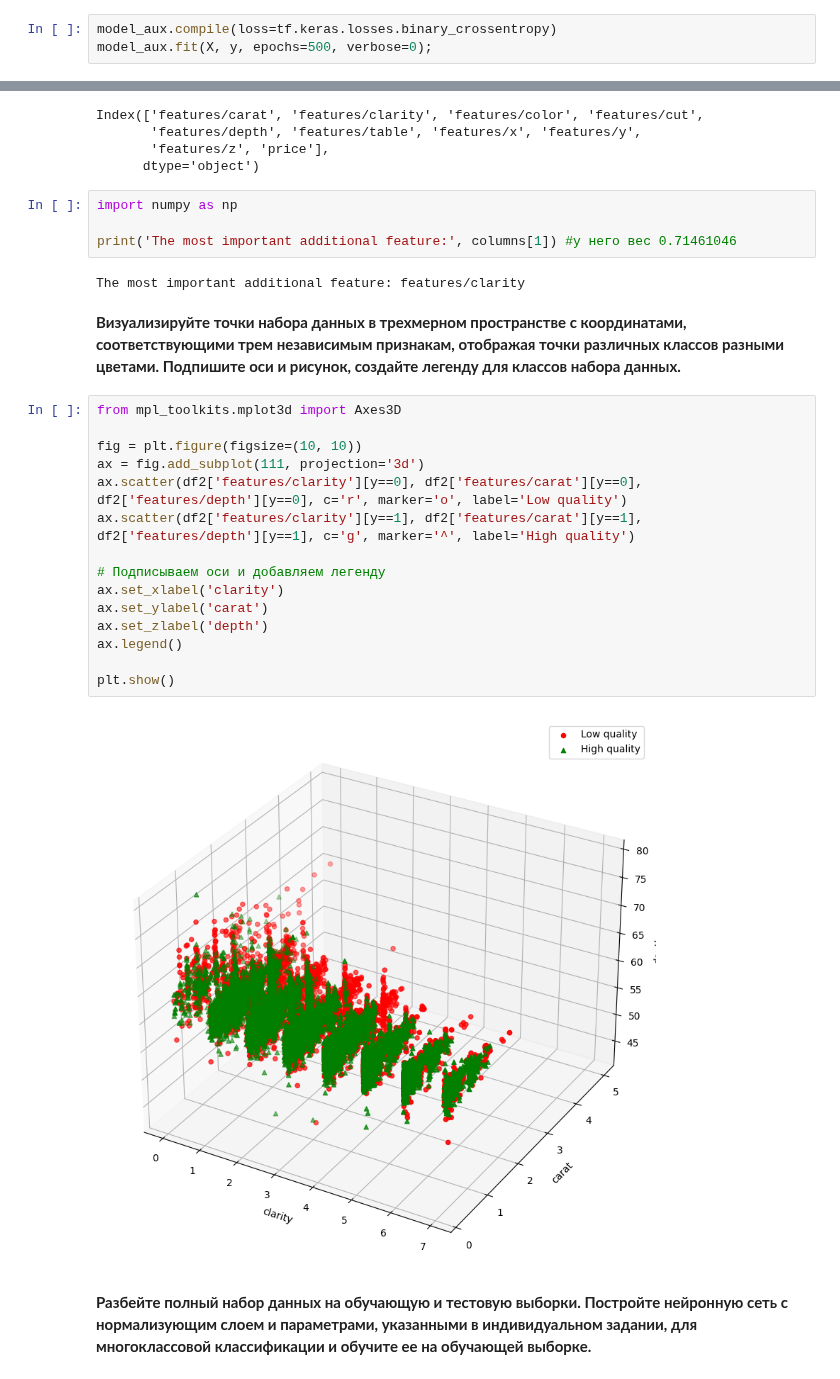
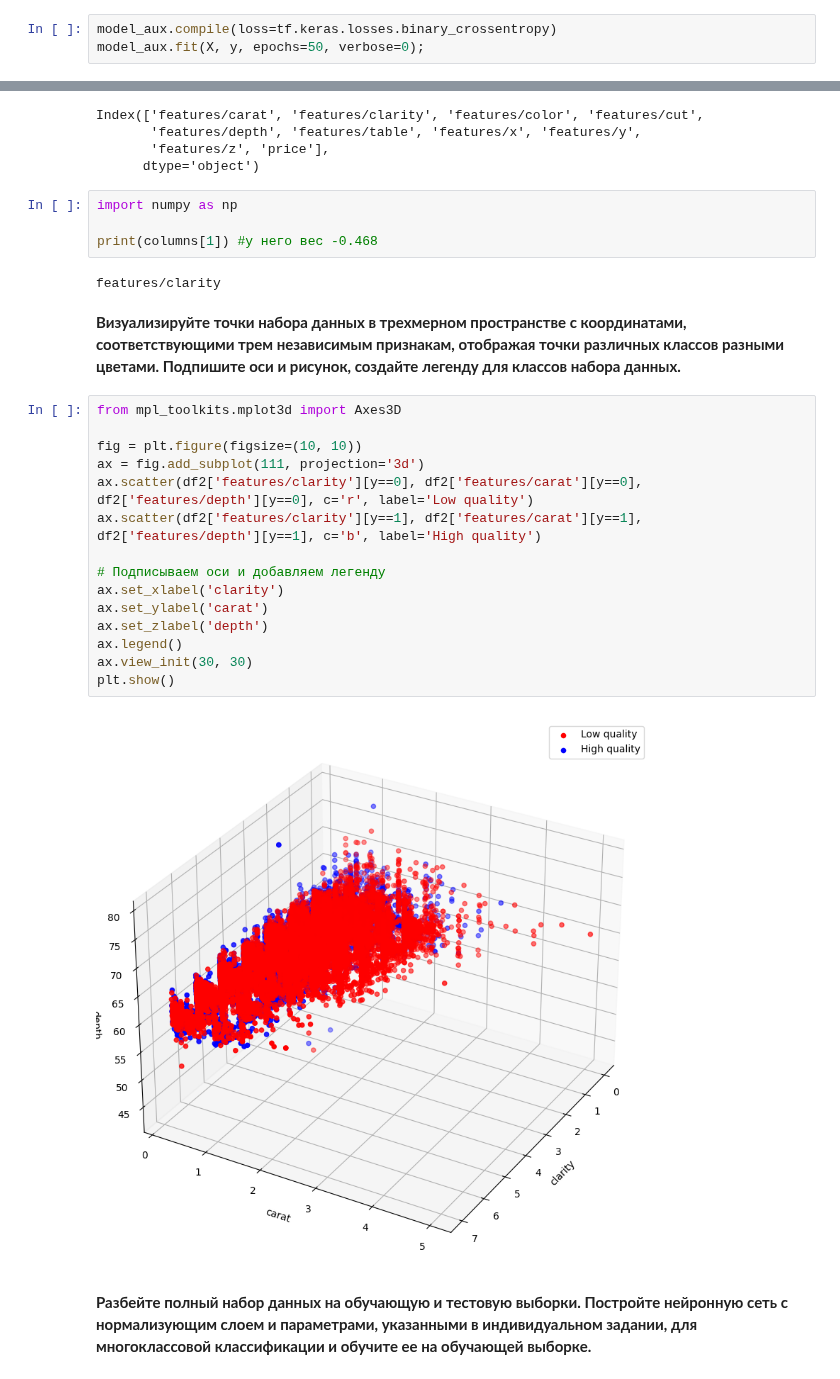
Before and after one commit to kjxeez/machine-learning, a Jupyter notebook: MLP.ipynb, the cells around one changed output, grey strips where cells are left out. Drawn from its saved outputs; the diff is of its cells as text.

```diff
--- a/MLP.ipynb
+++ b/MLP.ipynb
@@ -316,7 +316,7 @@ Non-trainable params: 3
 _________________________________________________________________
 # %%
 model_aux.compile(loss=tf.keras.losses.binary_crossentropy)
-model_aux.fit(X, y, epochs=500, verbose=0);
+model_aux.fit(X, y, epochs=50, verbose=0);
 # %%
 model_aux.layers[1].kernel
 # %% [output]
@@ -341,28 +341,28 @@ Index(['features/carat', 'features/clarity', 'features/color', 'features/cut',
 # %%
 import numpy as np
 
-print('The most important additional feature:', columns[1]) #у него вес 0.71461046
+print(columns[1]) #у него вес -0.468
 # %% [output]
-The most important additional feature: features/clarity
+features/clarity
 # %% [markdown]
 __Визуализируйте точки набора данных в трехмерном пространстве с координатами, соответствующими трем независимым признакам, отображая точки различных классов разными цветами. Подпишите оси и рисунок, создайте легенду для классов набора данных.__
 # %%
 from mpl_toolkits.mplot3d import Axes3D
 
 fig = plt.figure(figsize=(10, 10))
 ax = fig.add_subplot(111, projection='3d')
-ax.scatter(df2['features/clarity'][y==0], df2['features/carat'][y==0], df2['features/depth'][y==0], c='r', marker='o', label='Low quality')
-ax.scatter(df2['features/clarity'][y==1], df2['features/carat'][y==1], df2['features/depth'][y==1], c='g', marker='^', label='High quality')
+ax.scatter(df2['features/clarity'][y==0], df2['features/carat'][y==0], df2['features/depth'][y==0], c='r', label='Low quality')
+ax.scatter(df2['features/clarity'][y==1], df2['features/carat'][y==1], df2['features/depth'][y==1], c='b', label='High quality')
 
 # Подписываем оси и добавляем легенду
 ax.set_xlabel('clarity')
 ax.set_ylabel('carat')
 ax.set_zlabel('depth')
 ax.legend()
-
+ax.view_init(30, 30)
 plt.show()
 # %% [output]
-[figure, old version]
+[figure, new version]
 # %% [markdown]
 __Разбейте полный набор данных на обучающую и тестовую выборки. Постройте нейронную сеть с нормализующим слоем и параметрами, указанными в индивидуальном задании, для многоклассовой классификации и обучите ее на обучающей выборке.__
 # %%
```
Also changed, not shown: parts of 118 cells of this notebook.
